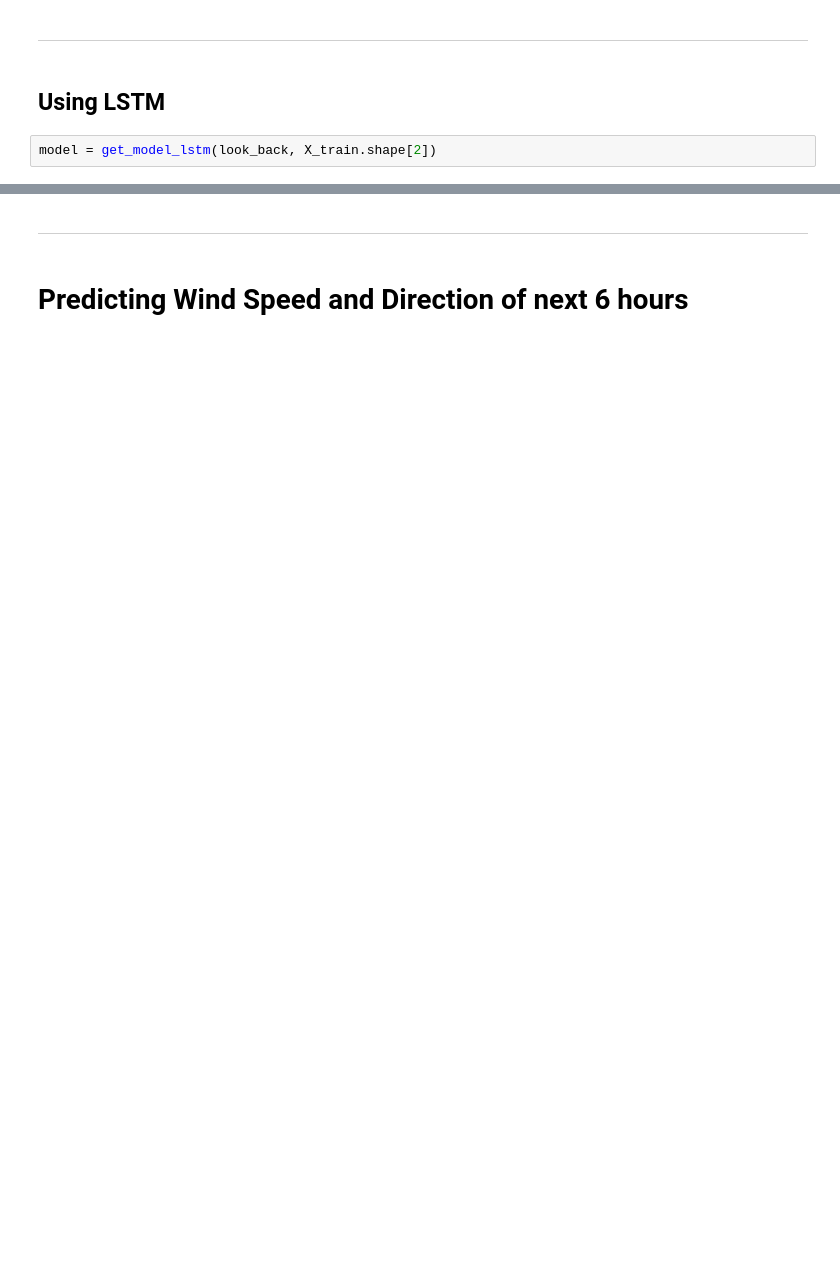
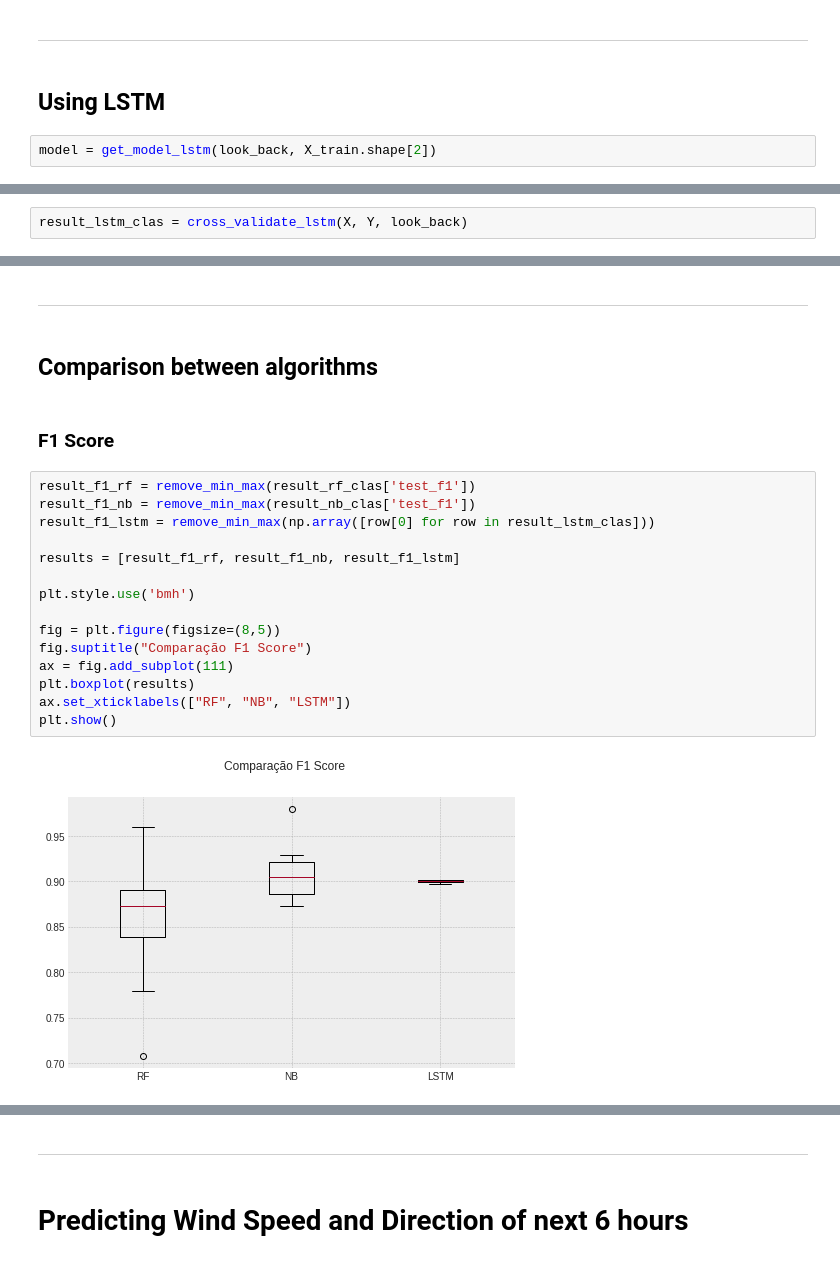
Before and after one commit to igorbispo99/TrabalhoCompExp, a Jupyter notebook: trabalho_2.ipynb, the cells around one changed output, grey strips where cells are left out. Cells and saved outputs as stored; diff of their text form; blank space fills up the shorter version.

```diff
--- a/trabalho_2.ipynb
+++ b/trabalho_2.ipynb
@@ -387,0 +443,2 @@ weighted avg       0.95      0.95      0.95     10001
+# %%
+result_lstm_clas = cross_validate_lstm(X, Y, look_back)
@@ -387,0 +472,23 @@ weighted avg       0.95      0.95      0.95     10001
+# %% [markdown]
+---
+# %% [markdown]
+## Comparison between algorithms
+# %% [markdown]
+### F1 Score
+# %%
+result_f1_rf = remove_min_max(result_rf_clas['test_f1'])
+result_f1_nb = remove_min_max(result_nb_clas['test_f1'])
+result_f1_lstm = remove_min_max(np.array([row[0] for row in result_lstm_clas]))
+
+results = [result_f1_rf, result_f1_nb, result_f1_lstm]
+
+plt.style.use('bmh')
+
+fig = plt.figure(figsize=(8,5))
+fig.suptitle("Comparação F1 Score")
+ax = fig.add_subplot(111)
+plt.boxplot(results)
+ax.set_xticklabels(["RF", "NB", "LSTM"])
+plt.show()
+# %% [output]
+[figure, added]
```
Also changed, not shown: parts of 54 cells of this notebook, 1 other file.
